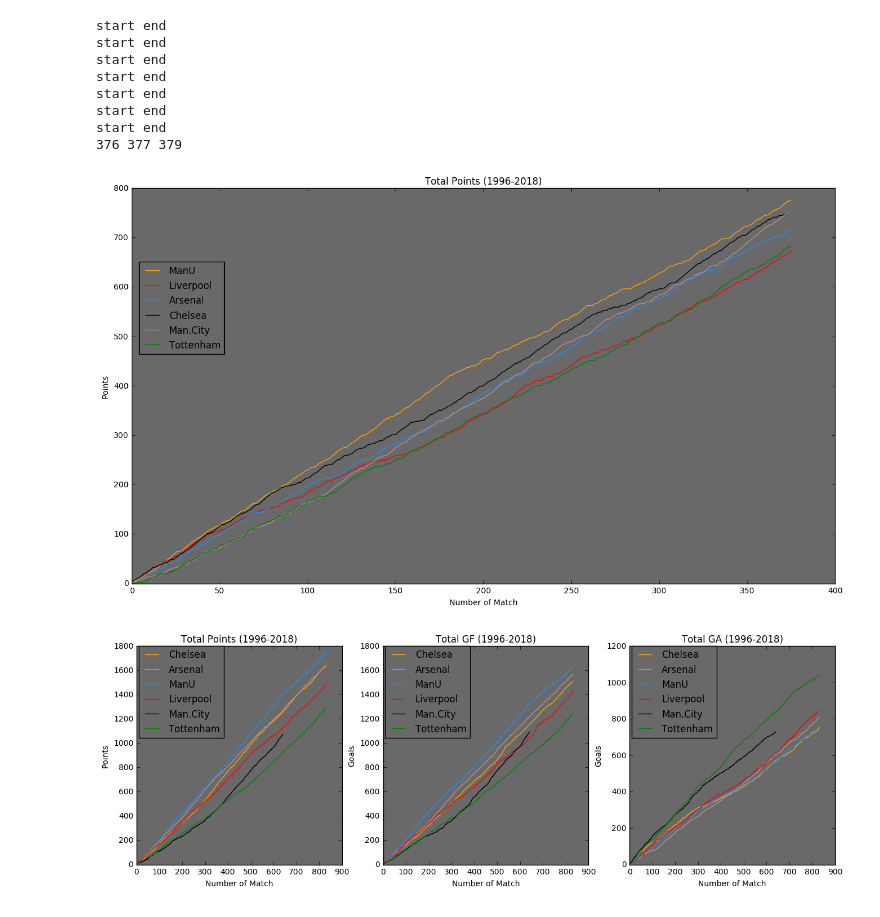
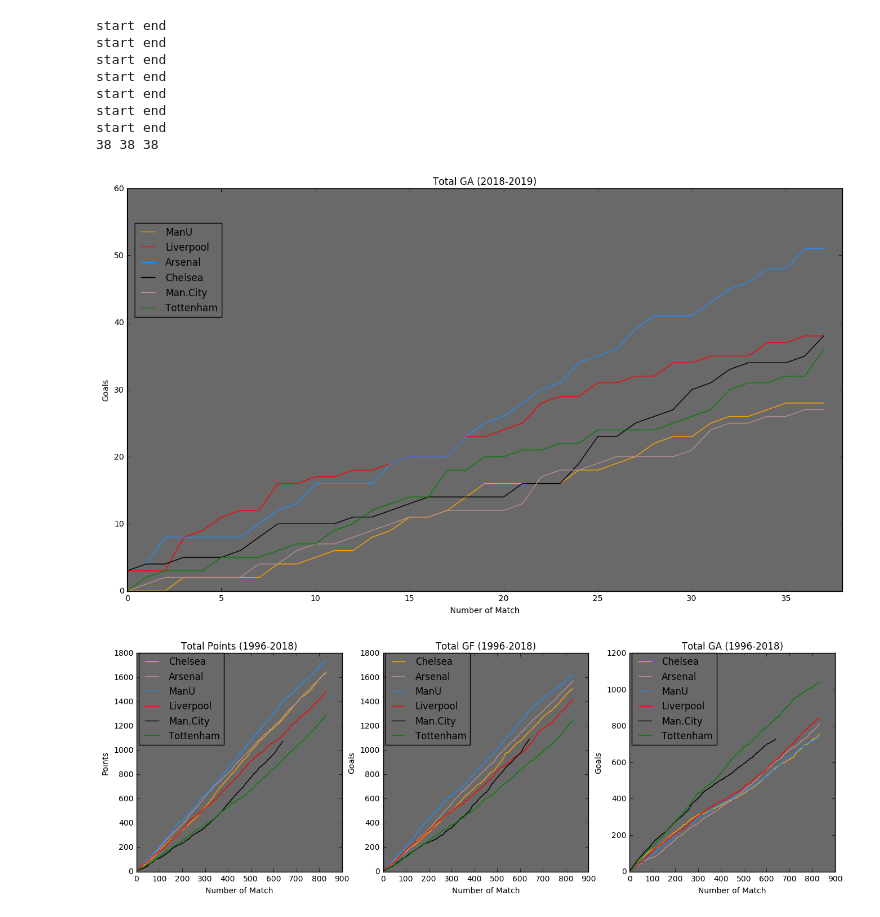
Before and after one commit to AndSoOn/Improvisation, a Jupyter notebook: LivCrawler/Big6.ipynb, the cells around one changed output. Cells and saved outputs as stored; diff of their text form; code cells hidden in the pictures.

```diff
--- a/LivCrawler/Big6.ipynb
+++ b/LivCrawler/Big6.ipynb
@@ -82,8 +82,8 @@ dfs =[[], [], [], [], [], [], []]
 pre = './data/'
 
 for i in range(7):
-    for j in range(10):
-        add = pre+teams[i]+'/'+teams[i]+'_'+str(2008+j)+'_'+str(2009+j)+'.csv'
+    for j in range(1):
+        add = pre+teams[i]+'/'+teams[i]+'_'+str(2017+j)+'_'+str(2018+j)+'.csv'
         df_cache = pd.read_csv(add, index_col=0, dtype={'points': float})
         dfs[i].append(df_cache)
 
@@ -97,32 +97,33 @@ start end
 start end
 start end
 start end
-376 377 379
+38 38 38
 # %%
 metrics = [[], [], [], [], [], [], [], []]
 
 for i in range(6):
     metrics[i].append(teams_data[i].points.cumsum())
     metrics[i].append(teams_data[i].GF.cumsum())
     metrics[i].append(teams_data[i].GA.cumsum())
 
 plt.rcParams["figure.figsize"] = [16,9]
 colors = ['orange', 'red', 'dodgerblue', 'k', 'rosybrown', 'green', 'yellow', 'purple']
 for i in range(6):
-    plt.plot(teams_data[i].index, metrics[i][0], color=colors[i])
+    plt.plot(teams_data[i].index, metrics[i][2], color=colors[i])
 
-#plt.xlim([0,810])
+plt.xlim([0,38])
 #plt.ylim([0, 1700])
-plt.title('Total Points (1996-2018)', dict(size=12))
+plt.title('Total GA (2018-2019)', dict(size=12))
 plt.xlabel('Number of Match')
-plt.ylabel('Points')
-plt.legend(('ManU', 'Liverpool', 'Arsenal', 'Chelsea', 'Man.City', 'Tottenham', 'Everton'), shadow=False, loc=(0.01, 0.58))
+plt.ylabel('Goals')
+plt.legend(('ManU', 'Liverpool', 'Arsenal', 'Chelsea',
+            'Man.City', 'Tottenham', 'Everton'), shadow=False, loc=(0.01, 0.68))
 plt.show()
 
 teams = ["manchester-united", "liverpool-fc", "arsenal-fc", "chelsea-fc",
          "manchester-city", "tottenham-hotspur", "everton-fc"]
 # %% [output]
-[figure, old version]
+[figure, new version]
 # %%
 plt.rcParams["figure.figsize"] = [16,5]
 
```
Also changed, not shown: 11 other files.
